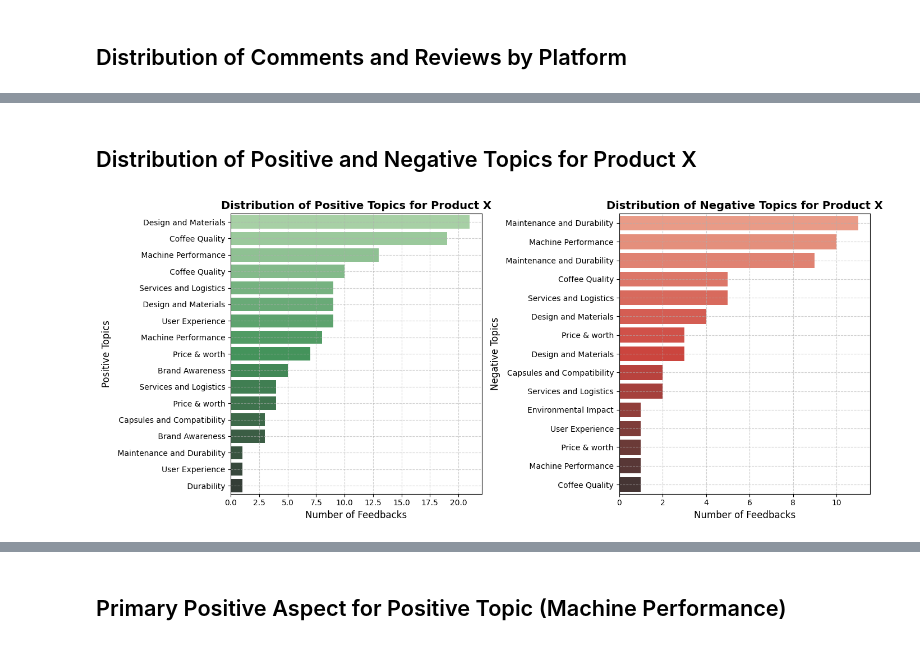
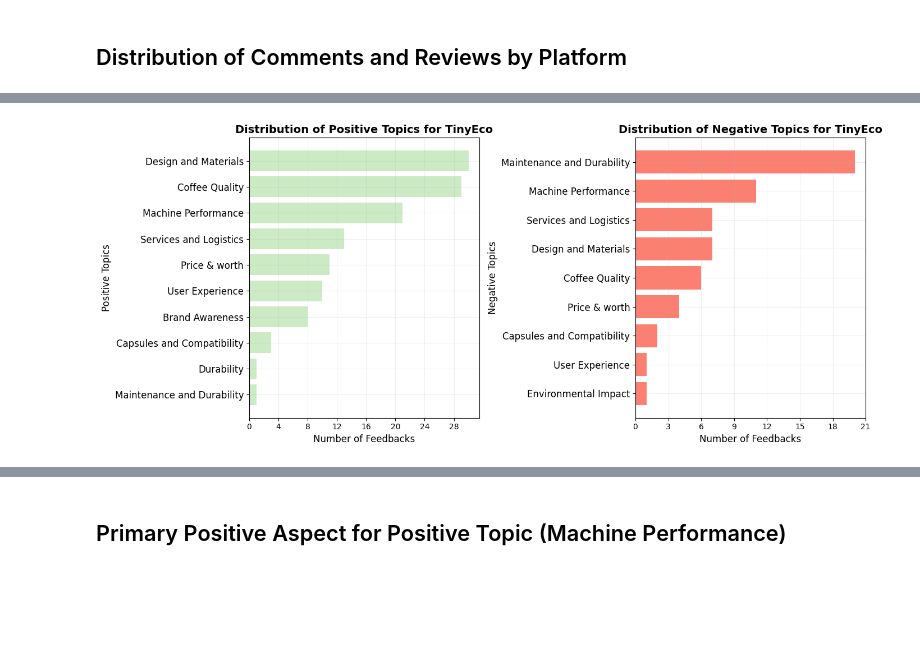
Before and after one commit to adsp-polito/2024-P14-IPL, a Jupyter notebook: KPIExtractor&Analysis.ipynb, the cells around one changed output, grey strips where cells are left out. Drawn from its saved outputs; the diff is of its cells as text; code cells hidden in the pictures; blank space fills up the shorter version.

```diff
--- a/KPIExtractor&Analysis.ipynb
+++ b/KPIExtractor&Analysis.ipynb
@@ -18,3 +28,13 @@ data_folder = '/content/drive/MyDrive/Progetto Lavazza/Dataset/'
+# %%
+# Set the data folder
+is_local = True # Set to False if running on Google Colab
+
+if is_local:
+    data_folder = 'data/'
+else:
+    from google.colab import drive
+    drive.mount('/content/drive')
+    data_folder = '/content/drive/MyDrive/ADSP/data/'
 # %% [markdown]
 # Concatenation
 # %%
@@ -80,3 +43,0 @@ Name: feedbackDate, dtype: datetime64[ns]
-# %%
-elaborated_comments_df = elaborated_comments_df.rename(columns={'Media type': 'feedbackPlatform'})
-elaborated_reviews_df = elaborated_reviews_df.rename(columns={'channel': 'feedbackPlatform'})
@@ -90,0 +44,4 @@ elaborated_feedbacks.to_csv(data_folder+'elaborated_feedbacks.csv', index=False)
+# %%
+# Filder data model="tinyeco"
+elaborated_comments_df = elaborated_comments_df[elaborated_comments_df['model'] == 'tinyeco']
+elaborated_reviews_df = elaborated_reviews_df[elaborated_reviews_df['model'] == 'tinyeco']
@@ -90,0 +105,3 @@ elaborated_feedbacks.to_csv(data_folder+'elaborated_feedbacks.csv', index=False)
+# %%
+colors = cm.Set3.colors
+display(cm.Set3)
@@ -210,2 +170,0 @@ plt.show()
-# %% [markdown]
-## Distribution of Positive and Negative Topics for Product X
@@ -214,41 +171,42 @@ plt.show()
 # %%
-# Filtro dei feedback per il modello 'tinyeco'
-product_feedbacks = elaborated_feedbacks[elaborated_feedbacks['model'] == 'tinyeco']
-
-# Rimuovere "NONE" dai topic
-positive_topics_filtered = elaborated_feedbacks['positiveTopicClass'].str.split(',').explode()
+# Remove 'NONE' from topics for positive and negative feedbacks
+positive_topics_filtered = combined_df['positiveTopicClass'].str.split(',').explode().str.strip()
 positive_topics_filtered = positive_topics_filtered[positive_topics_filtered != 'NONE']
 
-negative_topics_filtered = elaborated_feedbacks['negativeTopicClass'].str.split(',').explode()
+negative_topics_filtered = combined_df['negativeTopicClass'].str.split(',').explode().str.strip()
 negative_topics_filtered = negative_topics_filtered[negative_topics_filtered != 'NONE']
 
-# Conta i topic positivi e negativi
-positive_topic_counts = positive_topics_filtered.value_counts().reset_index()
-negative_topic_counts = negative_topics_filtered.value_counts().reset_index()
+# Count positive and negative topics
+positive_topic_counts = positive_topics_filtered.value_counts().sort_values(ascending=True).reset_index()
+negative_topic_counts = negative_topics_filtered.value_counts().sort_values(ascending=True).reset_index()
 
-# Rinominare le colonne per uniformità
+# Rename columns for clarity
 positive_topic_counts.columns = ['Topic', 'Number of Feedbacks']
 negative_topic_counts.columns = ['Topic', 'Number of Feedbacks']
 
-# Creare il grafico con due subplots
+# Create the plot with two subplots
 fig, axes = plt.subplots(1, 2, figsize=(14, 6))
 
-# Primo grafico: Distribuzione dei topic positivi
-sns.barplot(x='Number of Feedbacks', y='Topic', data=positive_topic_counts, palette='Greens_d', hue='Topic', ax=axes[0], legend=False)
-axes[0].set_title('Distribution of Positive Topics for Product X', fontsize=14, fontweight='bold')
+# First plot: Positive topics distribution
+axes[0].barh(positive_topic_counts['Topic'], positive_topic_counts['Number of Feedbacks'], color=colors[-2])
+axes[0].set_title('Distribution of Positive Topics for TinyEco', fontsize=14, fontweight='bold')
 axes[0].set_xlabel('Number of Feedbacks', fontsize=12)
 axes[0].set_ylabel('Positive Topics', fontsize=12)
-axes[0].grid(True, linestyle='--', alpha=0.6)
+axes[0].set_yticklabels(axes[0].get_yticklabels(), fontsize=12)
+axes[0].grid(True, linestyle='-', alpha=0.2)
+axes[0].xaxis.set_major_locator(ticker.MaxNLocator(integer=True))
 
-# Secondo grafico: Distribuzione dei topic negativi
-sns.barplot(x='Number of Feedbacks', y='Topic', data=negative_topic_counts, palette='Reds_d', hue='Topic', ax=axes[1], legend=False)
-axes[1].set_title('Distribution of Negative Topics for Product X', fontsize=14, fontweight='bold')
+# Second plot: Negative topics distribution
+axes[1].barh(negative_topic_counts['Topic'], negative_topic_counts['Number of Feedbacks'], color=colors[3])
+axes[1].set_title('Distribution of Negative Topics for TinyEco', fontsize=14, fontweight='bold')
 axes[1].set_xlabel('Number of Feedbacks', fontsize=12)
 axes[1].set_ylabel('Negative Topics', fontsize=12)
-axes[1].grid(True, linestyle='--', alpha=0.6)
+axes[1].set_yticklabels(axes[1].get_yticklabels(), fontsize=12)
+axes[1].grid(True, linestyle='-', alpha=0.2)
+axes[1].xaxis.set_major_locator(ticker.MaxNLocator(integer=True))
 
-# Regolare l'aspetto e mostrare il grafico
+# Adjust layout and show the plot
 plt.tight_layout()
 plt.show()
 # %% [output]
-[figure, old version]
+[figure, new version]
```
Also changed, not shown: parts of 55 cells of this notebook, 9 other files.
